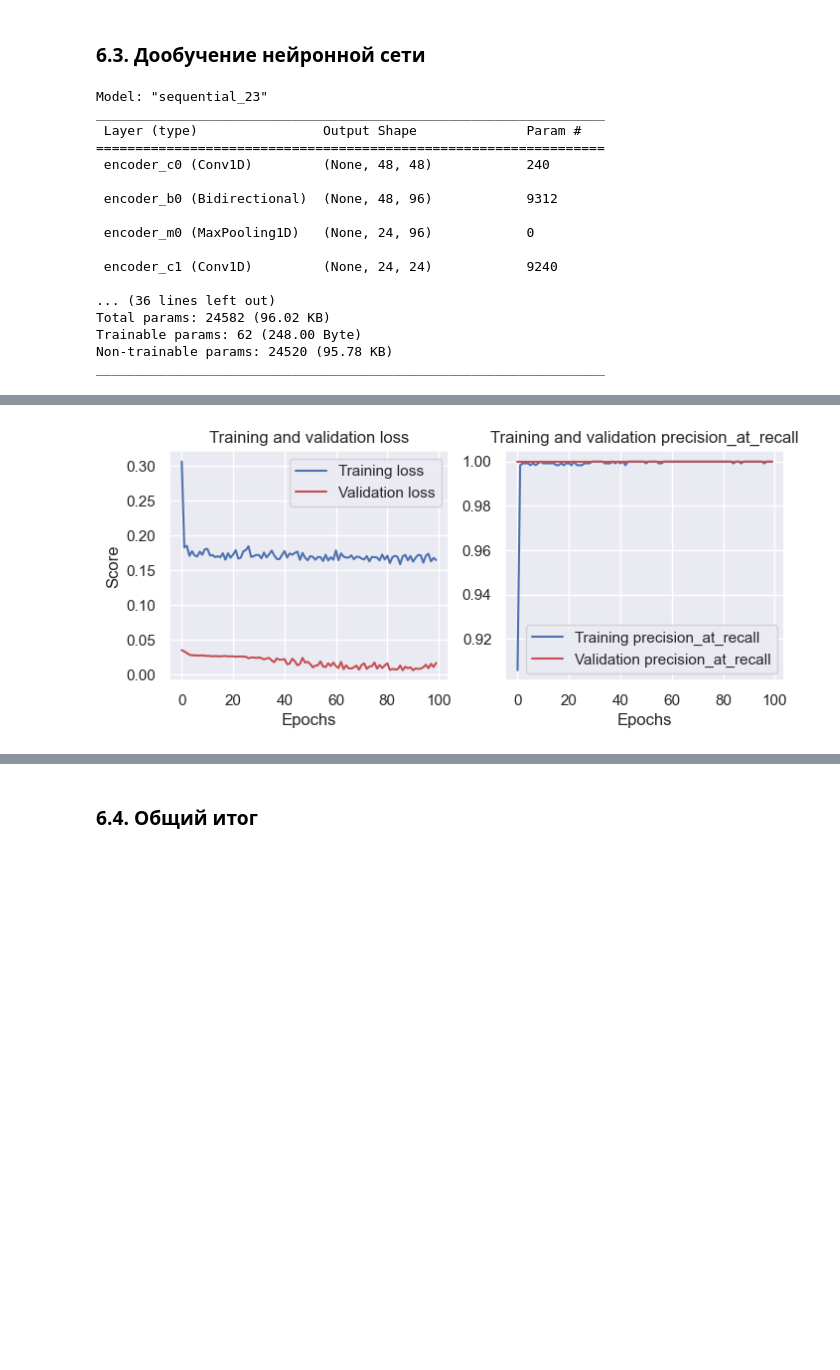
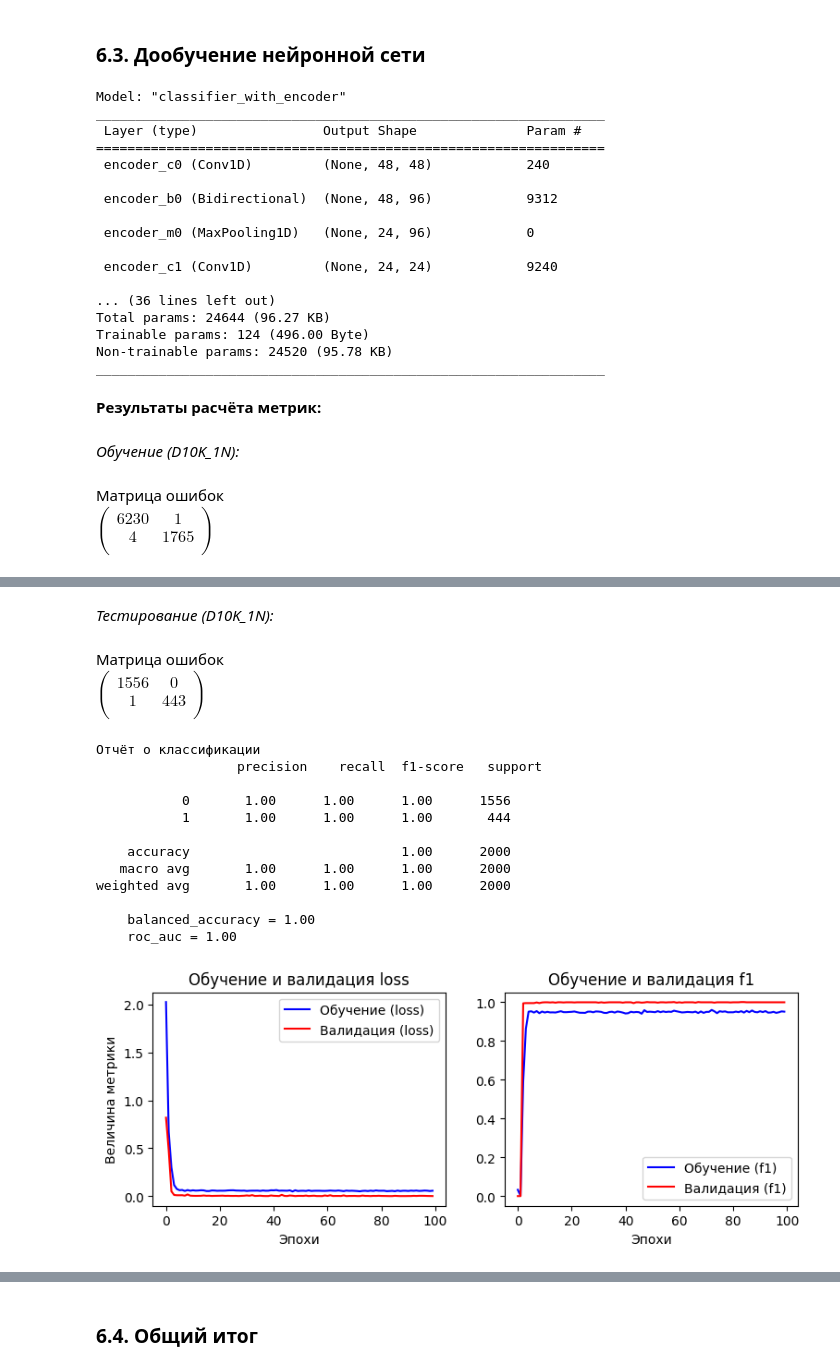
Before and after one commit to Demetrey/DMaP, a Jupyter notebook: CP/CP.ipynb, the cells around one changed output, grey strips where cells are left out. Saved outputs shown, nothing was run; the diff lists cells and outputs as text; code cells hidden in the pictures; blank space fills up the shorter version.

```diff
--- a/CP/CP.ipynb
+++ b/CP/CP.ipynb
@@ -2720,19 +2748,21 @@ def plot_history(ax, history, m):
     y1 = history[m]
     y2 = history[f'val_{m}']
     x = range(len(y1))
-    ax.plot(x, y1, color='b', label=f'Training {m}')
-    ax.plot(x, y2,  color='r', label=f'Validation {m}')
-    ax.set_title(f'Training and validation {m}')
-    ax.set_xlabel('Epochs')
+    ax.plot(x, y1, color='b', label=f'Обучение ({m})')
+    ax.plot(x, y2,  color='r', label=f'Валидация ({m})')
+    ax.set_title(f'Обучение и валидация {m}')
+    ax.set_xlabel('Эпохи')
     ax.legend()
 
 # Вывод графика об изменнии качества модели
-def show_history(history, second_metric=None):
-    _, [ax1, ax2] = plt.subplots(nrows=1, ncols=2, figsize=(8, 3))
+def show_history(history):
+    _, [ax1, ax2] = plt.subplots(nrows=1, ncols=2, figsize=(9, 3))
     plot_history(ax1, history, 'loss')
-    if second_metric:
-        plot_history(ax2, history, second_metric)
-    ax1.set_ylabel('Score')
+    if len(history) == 4:
+        plot_history(ax2, history, list(history.keys())[1])
+    else:
+        ax2.remove()
+    ax1.set_ylabel('Величина метрики')
 # %%
 # Увеличение эпох обучения
 best_model = gridSearch.best_estimator_
@@ -2912,7 +2940,7 @@ p = [
     0.5 # Dropout
 ]
 # Сборка автокодировщика
-input_layer = layers.Input(shape=(size, 1))
+input_layer = layers.Input(shape=(size, 1), dtype='float32')
 encoder_layer = encoder(input_layer, p)
 decoder_layer = decoder(encoder_layer, p)
 output_layer = output(decoder_layer, p)
@@ -2940,6 +2968,7 @@ Non-trainable params: 0 (0.00 Byte)
 _________________________________________________________________
 # %%
 # Обучение модели
-h = autoencoder.fit(x_train, x_train, validation_data=(x_test, x_test),
-    epochs=epochs, batch_size=batch_size)
+autoencoder.fit(x_train, x_train, validation_data=(x_test, x_test),
+    epochs=epochs, batch_size=batch_size, verbose=0)
+show_history(autoencoder.history.history)
 # %% [output]
@@ -2968,7 +2977,7 @@ show_history(autoencoder.history.history)
 ### 6.3. Дообучение нейронной сети <a id="pud3"></a>
 # %%
 # Объединение слоев кодировщика и лучшей модели из Grid Search
-model = Sequential()
+model = Sequential(name='classifier_with_encoder')
 # Копирование только input и encoder слои
 for l in autoencoder.layers[:12]:
     l.trainable = False # Заморозка весов
@@ -2977,10 +2986,11 @@ model.add(layers.Dense(1))
 # Копирование слоев из лучшей модели
 for l in best_model.model_.layers:
     model.add(l)
-model.compile(loss='binary_crossentropy', optimizer='RMSprop', metrics=[model_basic_metric])
+model.compile(loss='binary_crossentropy', optimizer='RMSprop',
+              metrics=[model_basic_metric])
 model.summary()
 # %% [output]
-Model: "sequential_23"
+Model: "classifier_with_encoder"
 _________________________________________________________________
  Layer (type)                Output Shape              Param #
 =================================================================
@@ -2993,8 +3003,8 @@ _________________________________________________________________
  encoder_c1 (Conv1D)         (None, 24, 24)            9240
 
 ... (36 lines left out)
-Total params: 24582 (96.02 KB)
-Trainable params: 62 (248.00 Byte)
+Total params: 24644 (96.27 KB)
+Trainable params: 124 (496.00 Byte)
 Non-trainable params: 24520 (95.78 KB)
 _________________________________________________________________
 # %%
@@ -3005,6 +3015,12 @@ d = D10K[abbr]
     batch_size=batch_size, epochs=epochs)
 # Дообучение модели
 сlassifier.fit(d.X_train, d.Y_train, validation_data=(d.X_test, d.Y_test),
-    epochs=epochs, batch_size=batch_size)
-show_history(сlassifier.model_.history.history, 'precision_at_recall')
+    epochs=epochs, batch_size=batch_size, verbose=0)
+# Отображение графиков прогресса обучения и валидации
+show_history(сlassifier.model_.history.history)
+# Вывод информации об оценках
+show_scores(abbr, сlassifier)
 # %% [output]
+**Результаты расчёта метрик:**
+*Обучение (D10K_1N):*
+Матрица ошибок<br>$\begin{pmatrix} 6230 & 1 \\ 4 & 1765 \\ \end{pmatrix} $
@@ -3028 +3039,15 @@ Epoch 100/100
+*Тестирование (D10K_1N):*
+Матрица ошибок<br>$\begin{pmatrix} 1556 & 0 \\ 1 & 443 \\ \end{pmatrix} $
+Отчёт о классификации
+                  precision    recall  f1-score   support
+
+           0       1.00      1.00      1.00      1556
+           1       1.00      1.00      1.00       444
+
+    accuracy                           1.00      2000
+   macro avg       1.00      1.00      1.00      2000
+weighted avg       1.00      1.00      1.00      2000
+
+    balanced_accuracy = 1.00
+    roc_auc = 1.00
-[figure, old version]
+[figure, new version]
```
Also changed, not shown: parts of 39 cells of this notebook.
